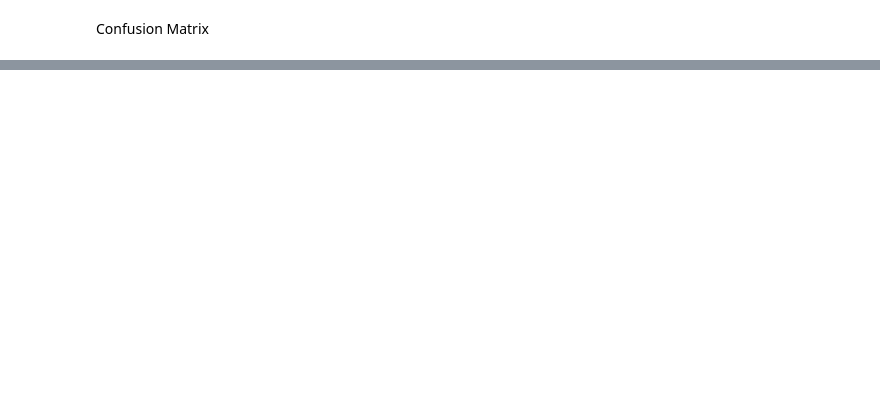
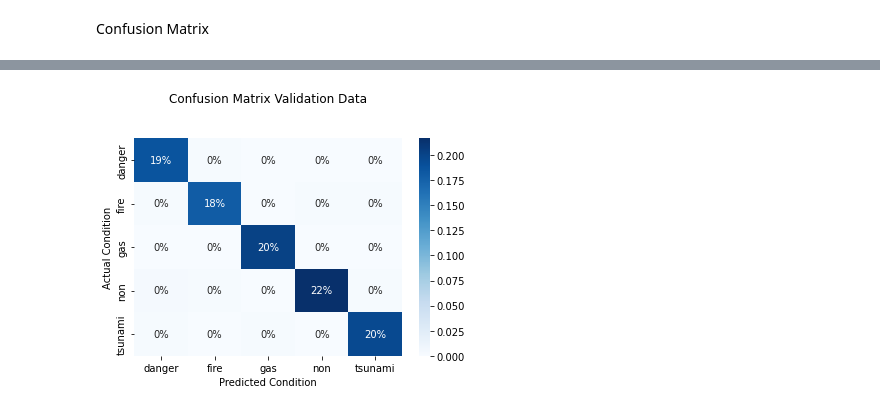
Before and after one commit to desnug/Audio_alarm_classification, a Jupyter notebook: alarm-classification-rnn-v6.ipynb, the cells around one changed output, grey strips where cells are left out. Cells and saved outputs as stored; diff of their text form; code cells hidden in the pictures; blank space fills up the shorter version.

```diff
--- a/alarm-classification-rnn-v6.ipynb
+++ b/alarm-classification-rnn-v6.ipynb
@@ -443,3 +399,18 @@ print(classification_report(y_test_class, classes_x))
     accuracy                           0.98       540
    macro avg       0.98      0.98      0.98       540
 weighted avg       0.98      0.98      0.98       540
+# %%
+#confusion matrix prediction of validation data
+ax = sns.heatmap(cf_matrix/np.sum(cf_matrix), annot=True, fmt='.0%', cmap='Blues')
+
+ax.set_title('Confusion Matrix Validation Data\n\n');
+ax.set_xlabel('Predicted Condition')
+ax.set_ylabel('Actual Condition');
+
+## Ticket labels - List must be in alphabetical order
+ax.xaxis.set_ticklabels(['danger','fire', 'gas', 'non','tsunami'])
+ax.yaxis.set_ticklabels(['danger','fire', 'gas', 'non','tsunami'])
+## Display the visualization of the Confusion Matrix.
+plt.show()
+# %% [output]
+[figure, added]
```
Also changed, not shown: parts of 15 cells of this notebook.
